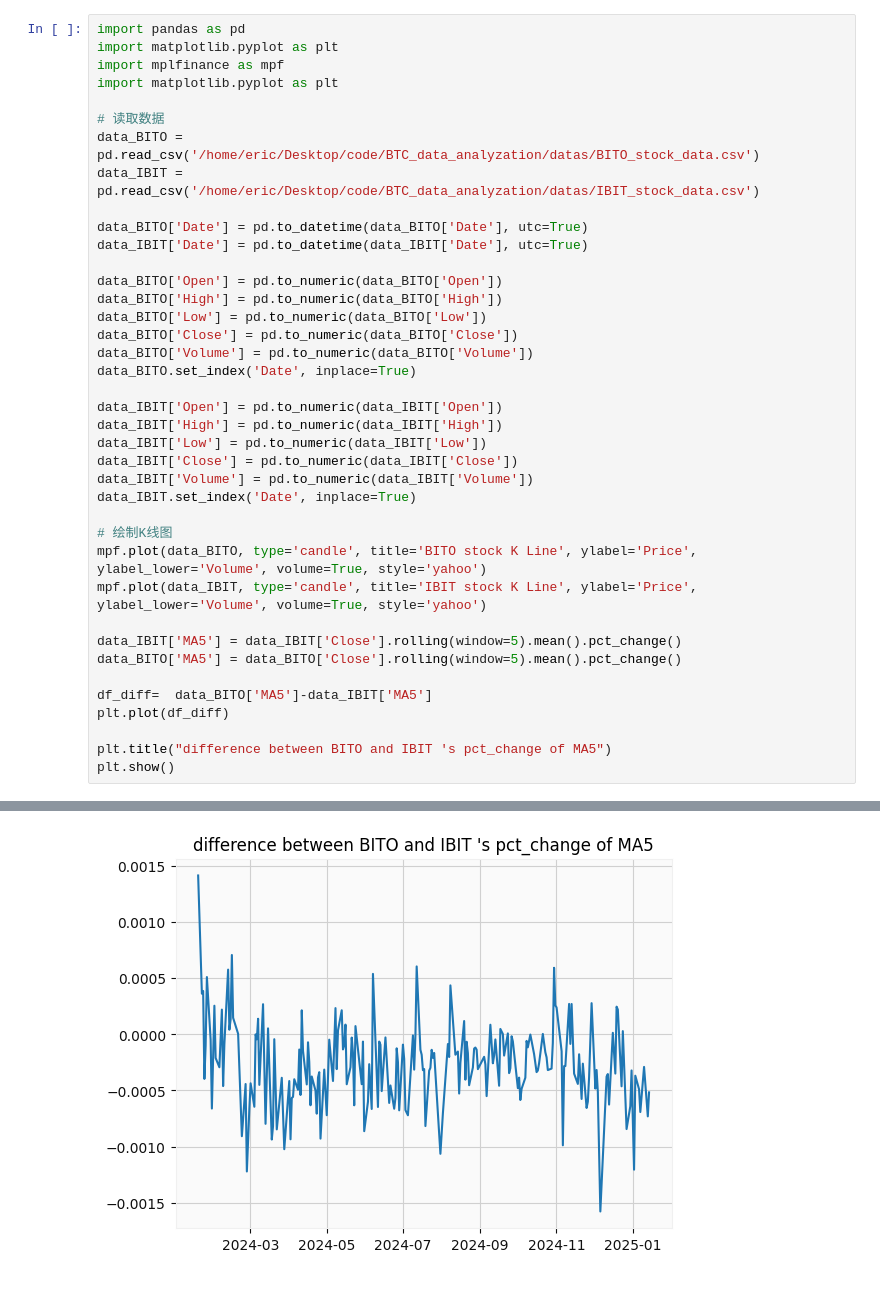
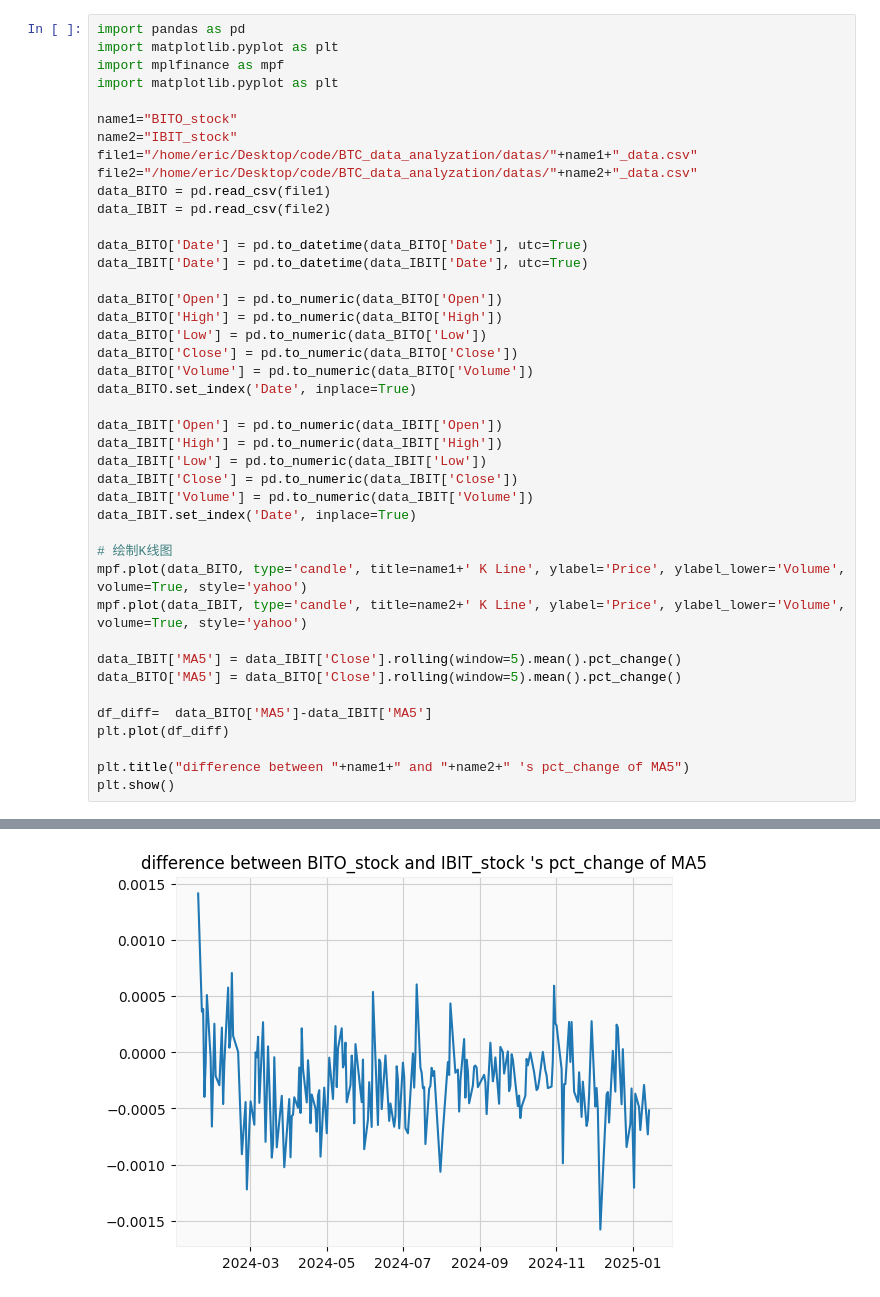
Before and after one commit to 13141440/BTC_data_analyzation, a Jupyter notebook: code/drawKLine.ipynb, the cells around one changed output, grey strips where cells are left out. Cells and saved outputs as stored; diff of their text form.

```diff
--- a/code/drawKLine.ipynb
+++ b/code/drawKLine.ipynb
@@ -4,9 +4,12 @@ import matplotlib.pyplot as plt
 import mplfinance as mpf
 import matplotlib.pyplot as plt
 
-# 读取数据
-data_BITO = pd.read_csv('/home/eric/Desktop/code/BTC_data_analyzation/datas/BITO_stock_data.csv')
-data_IBIT = pd.read_csv('/home/eric/Desktop/code/BTC_data_analyzation/datas/IBIT_stock_data.csv')
+name1="BITO_stock"
+name2="IBIT_stock"
+file1="/home/eric/Desktop/code/BTC_data_analyzation/datas/"+name1+"_data.csv"
+file2="/home/eric/Desktop/code/BTC_data_analyzation/datas/"+name2+"_data.csv"
+data_BITO = pd.read_csv(file1)
+data_IBIT = pd.read_csv(file2)
 
 data_BITO['Date'] = pd.to_datetime(data_BITO['Date'], utc=True)
 data_IBIT['Date'] = pd.to_datetime(data_IBIT['Date'], utc=True)
@@ -23,34 +26,34 @@ data_IBIT['High'] = pd.to_numeric(data_IBIT['High'])
 data_IBIT['Low'] = pd.to_numeric(data_IBIT['Low'])
 data_IBIT['Close'] = pd.to_numeric(data_IBIT['Close'])
 data_IBIT['Volume'] = pd.to_numeric(data_IBIT['Volume'])
 data_IBIT.set_index('Date', inplace=True)
 
 # 绘制K线图
-mpf.plot(data_BITO, type='candle', title='BITO stock K Line', ylabel='Price', ylabel_lower='Volume', volume=True, style='yahoo')
-mpf.plot(data_IBIT, type='candle', title='IBIT stock K Line', ylabel='Price', ylabel_lower='Volume', volume=True, style='yahoo')
+mpf.plot(data_BITO, type='candle', title=name1+' K Line', ylabel='Price', ylabel_lower='Volume', volume=True, style='yahoo')
+mpf.plot(data_IBIT, type='candle', title=name2+' K Line', ylabel='Price', ylabel_lower='Volume', volume=True, style='yahoo')
 
 data_IBIT['MA5'] = data_IBIT['Close'].rolling(window=5).mean().pct_change()
 data_BITO['MA5'] = data_BITO['Close'].rolling(window=5).mean().pct_change()
 
 df_diff=  data_BITO['MA5']-data_IBIT['MA5']
 plt.plot(df_diff)
 
-plt.title("difference between BITO and IBIT 's pct_change of MA5")
+plt.title("difference between "+name1+" and "+name2+" 's pct_change of MA5")
 plt.show()
 # %% [output]
  =================================================================
 
    WARNING: YOU ARE PLOTTING SO MUCH DATA THAT IT MAY NOT BE
             POSSIBLE TO SEE DETAILS (Candles, Ohlc-Bars, Etc.)
    For more information see:
    - https://github.com/matplotlib/mplfinance/wiki/Plotting-Too-Much-Data
 
    TO SILENCE THIS WARNING, set `type='line'` in `mpf.plot()`
    OR set kwarg `warn_too_much_data=N` where N is an integer
    LARGER than the number of data points you want to plot.
 
  ================================================================
   warnings.warn('\n\n ================================================================= '+
 [figure]
 [figure]
-[figure, old version]
+[figure, new version]
```
